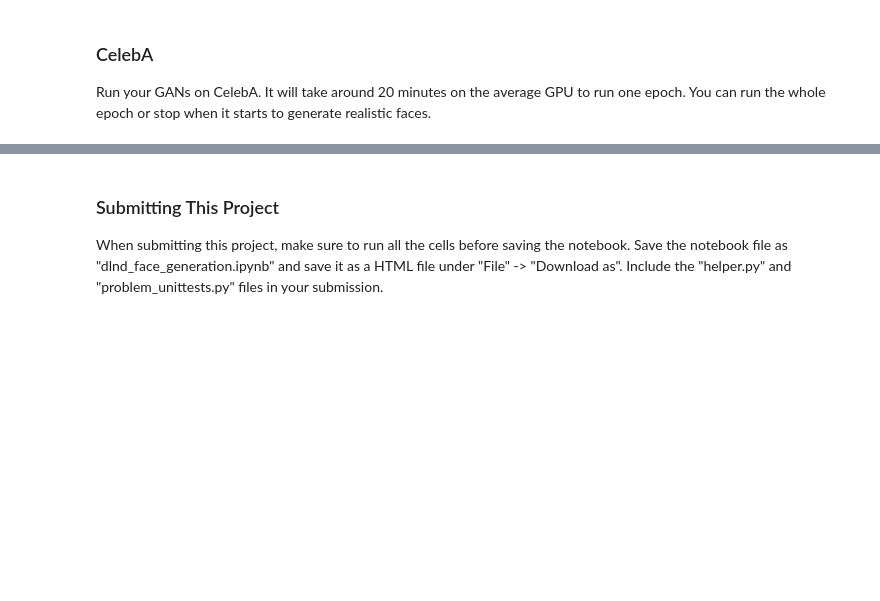
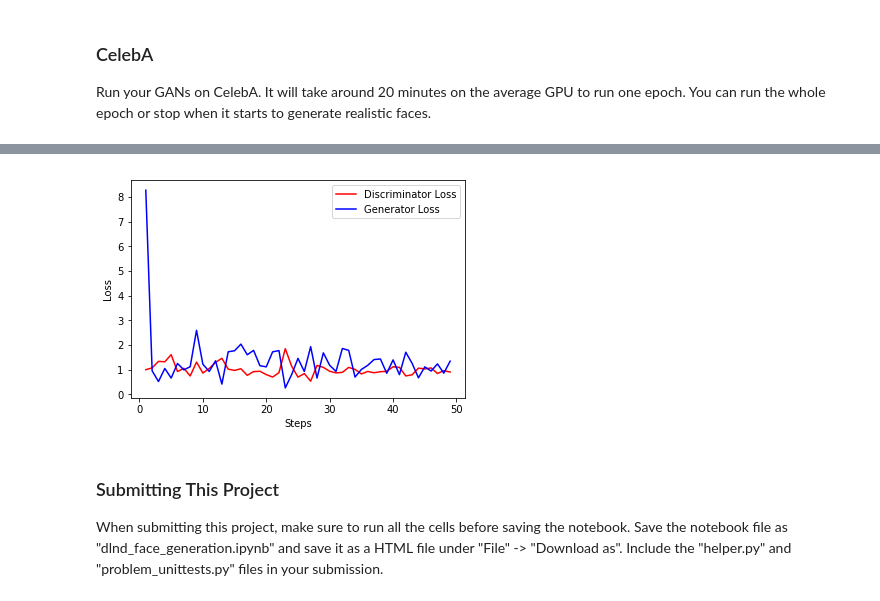
Before and after one commit to craig-martinson/face-generation-project, a Jupyter notebook: dlnd_face_generation.ipynb, the cells around one changed output, grey strips where cells are left out. Cells and saved outputs as stored; diff of their text form; code cells hidden in the pictures; blank space fills up the shorter version.

```diff
--- a/dlnd_face_generation.ipynb
+++ b/dlnd_face_generation.ipynb
@@ -508,3 +551,7 @@ Epoch 0/1: Discriminator Loss: 1.0216, Generator Loss: 1.1992
+# %%
+plot_loss(training_loss)
+# %% [output]
+[figure, added]
 # %% [markdown]
 ### Submitting This Project
 When submitting this project, make sure to run all the cells before saving the notebook. Save the notebook file as "dlnd_face_generation.ipynb" and save it as a HTML file under "File" -> "Download as". Include the "helper.py" and "problem_unittests.py" files in your submission.
```
Also changed, not shown: parts of 10 cells of this notebook, 2 other files.
